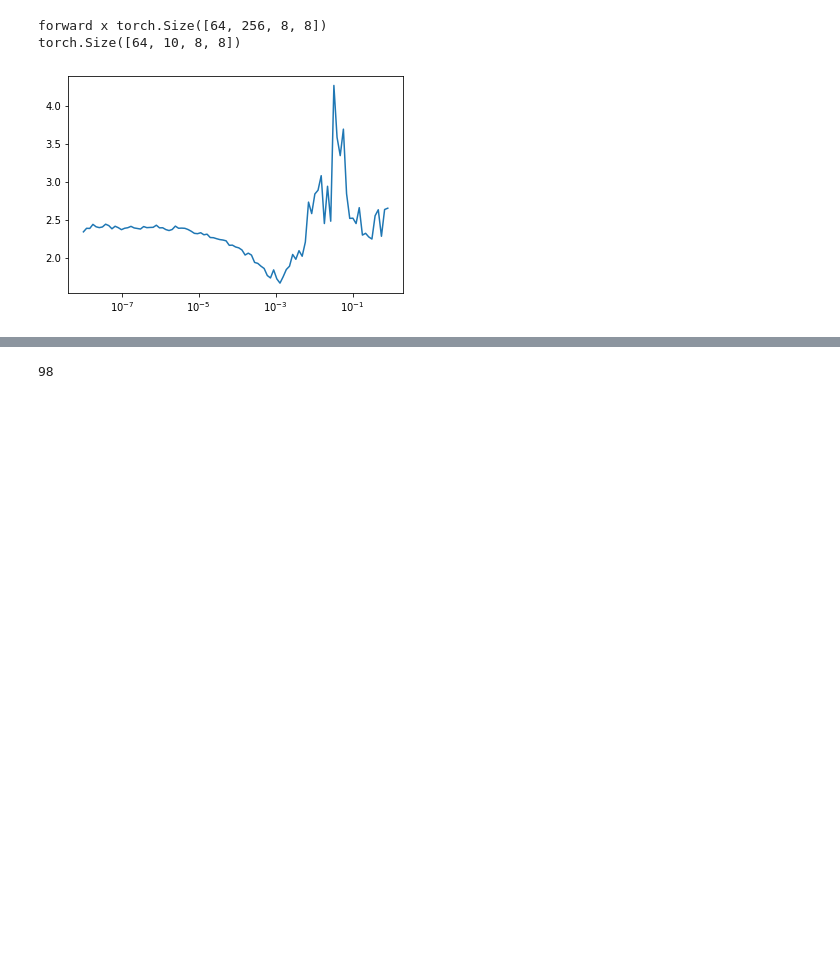
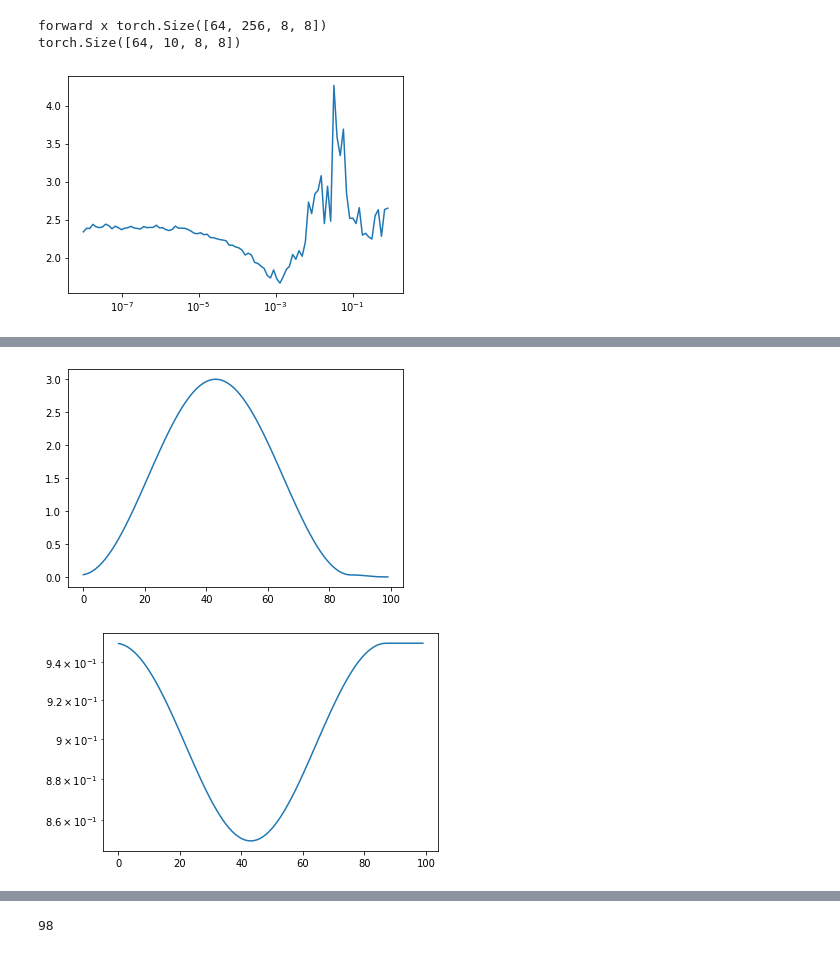
Before and after one commit to eisbetterthanpi/pytorch, a Jupyter notebook: fast.ipynb, the cells around one changed output, grey strips where cells are left out. Drawn from its saved outputs; the diff is of its cells as text; code cells hidden in the pictures; blank space fills up the shorter version.

```diff
--- a/fast.ipynb
+++ b/fast.ipynb
@@ -98,8 +97,8 @@ class ResNet(nn.Module):
         super(ResNet, self).__init__()
         # https://github.com/akamaster/pytorch_resnet_cifar10/blob/master/resnet.py
         # num_blocks=[3,3,3] aka layer_list
-        plane_list=[64,128,256]
-        # plane_list=[16,32,64] #og
+        # plane_list=[64,128,256]
+        plane_list=[16,32,64] #og
         self.in_channels = plane_list[0]
         self.conv = nn.Sequential(
             nn.Conv2d(3, plane_list[0], kernel_size=3, stride=1, padding=1, bias=False),
@@ -711,20 +381,26 @@ class OneCycleLRr(_LRScheduler):
 num_batches=10
 print(num_batches)
 epochs = 10 #5 20
-num_iter= epochs*num_batches #20
+# num_iter= epochs*num_batches #20
+num_iter= 100
 
-base_lr ,max_lr = 3e-5, 3e-4
+base_lr ,max_lr = 3e-2, 3e-0
+end_lr,start_lr = 2,5
 
 # (1e-5/1e-1)=gamma**(num_batches*epochs)
 # gamma = np.exp(np.log(1e-4/1e-1)/(num_batches*epochs))
-# gamma = np.exp(np.log(end_lr/start_lr)/num_iter)
+gamma = np.exp(np.log(end_lr/start_lr)/num_iter)
 # print("gamma",gamma)
 # optimizer = torch.optim.SGD(model.parameters(), lr = 1e-1, momentum=0.9)
 # scheduler = torch.optim.lr_scheduler.ExponentialLR(optimizer, gamma=gamma) # 0.75(20)-0.9(100)
 
+# initial_lr = max_lr/div_factor
+div_factor = max_lr/base_lr
 optimizer = torch.optim.AdamW(model.parameters(), lr=base_lr, betas=(0.9, 0.999), eps=1e-08, weight_decay=3e-6)
-# scheduler = torch.optim.lr_scheduler.OneCycleLR(optimizer, max_lr=max_lr, total_steps=num_iter, pct_start=0.45, anneal_strategy='cos', cycle_momentum=True, base_momentum=0.85, max_momentum=0.95, div_factor=25.0, final_div_factor=10000.0, three_phase=True,)
-# scheduler = torch.optim.lr_scheduler.OneCycleLR(optimizer, max_lr=1, epochs=epochs, steps_per_epoch=num_batches, pct_start=0.3, anneal_strategy='cos', cycle_momentum=True, base_momentum=0.85, max_momentum=0.95, div_factor=25.0, final_div_factor=10000.0, three_phase=True,)
+scheduler = torch.optim.lr_scheduler.OneCycleLR(optimizer, max_lr=max_lr, total_steps=num_iter, pct_start=0.45, anneal_strategy='cos', cycle_momentum=True, base_momentum=0.85, max_momentum=0.95, div_factor=div_factor, final_div_factor=10000.0, three_phase=True,)
+# scheduler = torch.optim.lr_scheduler.OneCycleLR(optimizer, max_lr=1, epochs=epochs, steps_per_epoch=num_batches, pct_start=0.3, anneal_strategy='cos', cycle_momentum=True, base_momentum=0.85, max_momentum=0.95, div_factor=div_factor, final_div_factor=10000.0, three_phase=True,)
+# scheduler = torch.optim.lr_scheduler.ExponentialLR(optimizer, gamma=gamma) # 0.75(20)-0.9(100)
+
 
 # optimizer = torch.optim.SGD(model.parameters(), lr=max_lr, momentum=0.9, weight_decay=1e-6)
 # scheduler = torch.optim.lr_scheduler.CosineAnnealingLR(optimizer, T_max=30, eta_min=base_lr)
@@ -732,19 +408,55 @@ optimizer = torch.optim.AdamW(model.parameters(), lr=base_lr, betas=(0.9, 0.999)
 # scheduler = torch.optim.lr_scheduler.CosineAnnealingWarmRestarts(optimizer, T_0=10, T_mult=2, eta_min=base_lr)
 # torch.optim.lr_scheduler.LambdaLR(optimizer, lr_lambda)
 
-# print(optimizer.param_groups[0].keys())
+print(optimizer.param_groups[0].keys())
 print(optimizer.defaults)
 # https://pytorch.org/docs/stable/_modules/torch/optim/lr_scheduler.html#OneCycleLR
 
-# lr_list=[]
-# for x in range(num_iter):
-#     scheduler.step()
-#     # lr=optimizer.param_groups[0]["lr"]
-#     lr_list.append(scheduler.get_last_lr()[0])
+# sgd
+# dict_keys(['params', 'lr', 'momentum', 'dampening', 'weight_decay', 'nesterov', 'maximize', 'foreach'])
+# {'lr': 0.1, 'momentum': 0.9, 'dampening': 0, 'weight_decay': 0, 'nesterov': False, 'maximize': False, 'foreach': None}
+# +onecycle
+# dict_keys(['params', 'lr', 'momentum', 'dampening', 'weight_decay', 'nesterov', 'maximize', 'foreach', 'initial_lr', 'max_lr', 'min_lr', 'max_momentum', 'base_momentum'])
+# {'lr': 0.1, 'momentum': 0.9, 'dampening': 0, 'weight_decay': 0, 'nesterov': False, 'maximize': False, 'foreach': None}
+# adamw
+# dict_keys(['params', 'lr', 'betas', 'eps', 'weight_decay', 'amsgrad', 'foreach', 'maximize', 'capturable'])
+# {'lr': 3e-05, 'betas': (0.9, 0.999), 'eps': 1e-08, 'weight_decay': 3e-06, 'amsgrad': False, 'foreach': None, 'maximize': False, 'capturable': False}
+# +onecycle
+# dict_keys(['params', 'lr', 'betas', 'eps', 'weight_decay', 'amsgrad', 'foreach', 'maximize', 'capturable', 'initial_lr', 'max_lr', 'min_lr', 'max_momentum', 'base_momentum'])
+# {'lr': 3e-05, 'betas': (0.9, 0.999), 'eps': 1e-08, 'weight_decay': 3e-06, 'amsgrad': False, 'foreach': None, 'maximize': False, 'capturable': False}
 
-# import matplotlib.pyplot as plt
-# plt.plot(lr_list)
-# # plt.yscale('log')
-# plt.show()
+# class schedulerbase():
+#     def __init__(self, optimizer):
+#         self.optimizer = optimizer
+#     def step(self):
+#         self.optimizer.param_groups[0]["lr"]+=1
+#         self.optimizer.param_groups[0]["momentum"]-=0.1
+# scheduler=schedulerbase(optimizer)
+
+
+
+# epochs=epochs, steps_per_epoch=num_batches
+# scheduler = torch.optim.lr_scheduler.OneCycleLR(optimizer, max_lr=max_lr, total_steps=num_iter, pct_start=0.45, anneal_strategy='cos', cycle_momentum=True, base_momentum=0.85, max_momentum=0.95, div_factor=div_factor, final_div_factor=10000.0, three_phase=True,)
+
+lr_list=[]
+mm_list=[]
+# for x in range(total_steps):
+for x in range(num_iter):
+    scheduler.step()
+    lr=optimizer.param_groups[0]["lr"]
+    lr_list.append(lr)
+    # mm=optimizer.param_groups[0]["momentum"]
+    mm=optimizer.param_groups[0]["betas"][0]
+    mm_list.append(mm)
+
+print(mm_list)
+
+import matplotlib.pyplot as plt
+plt.plot(lr_list)
+# plt.yscale('log')
+plt.show()
+plt.plot(mm_list)
+plt.yscale('log')
+plt.show()
 # %% [output]
 10
@@ -751,0 +466,2 @@ print(optimizer.defaults)
+[figure, added]
+[figure, added]
```
Also changed, not shown: parts of 5 cells of this notebook.
